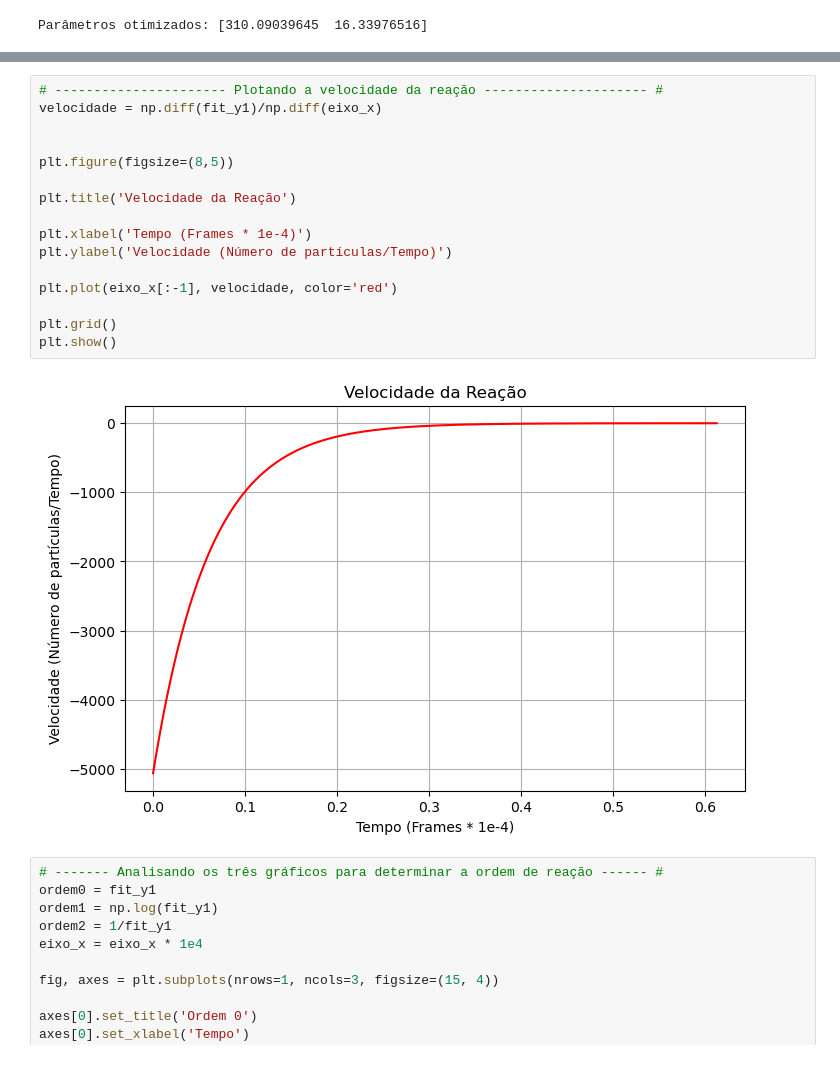
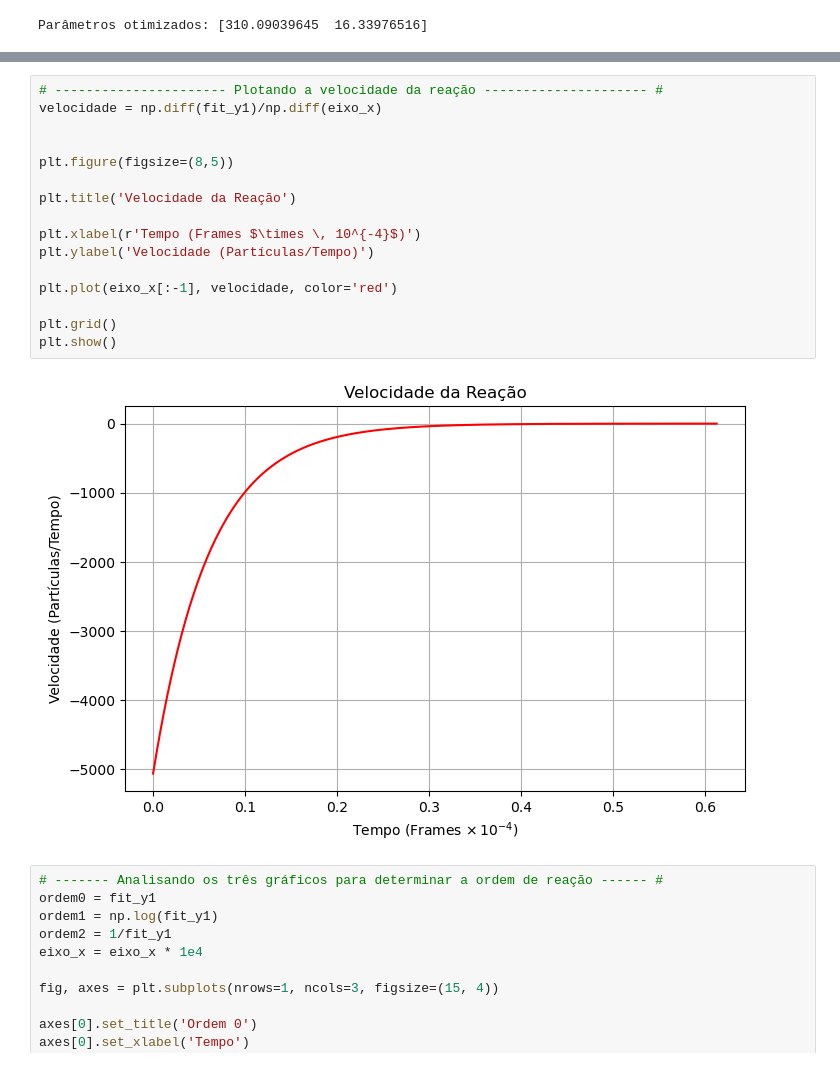
Before and after one commit to alicevk/cinetica-quimica, a Jupyter notebook: graficoConc.ipynb, the cells around one changed output, grey strips where cells are left out. Saved outputs shown, nothing was run; the diff lists cells and outputs as text.

```diff
--- a/graficoConc.ipynb
+++ b/graficoConc.ipynb
@@ -80,21 +80,21 @@ plt.show()
 # %%
 # ---------------------- Plotando a velocidade da reação --------------------- #
 velocidade = np.diff(fit_y1)/np.diff(eixo_x)
 
 
 plt.figure(figsize=(8,5))
 
 plt.title('Velocidade da Reação')
 
-plt.xlabel('Tempo (Frames * 1e-4)')
-plt.ylabel('Velocidade (Número de partículas/Tempo)')
+plt.xlabel(r'Tempo (Frames $\times \, 10^{-4}$)')
+plt.ylabel('Velocidade (Partículas/Tempo)')
 
 plt.plot(eixo_x[:-1], velocidade, color='red')
 
 plt.grid()
 plt.show()
 # %% [output]
-[figure, old version]
+[figure, new version]
 # %%
 # ------- Analisando os três gráficos para determinar a ordem de reação ------ #
 ordem0 = fit_y1
```
Also changed, not shown: parts of 2 cells of this notebook, 1 other file.
